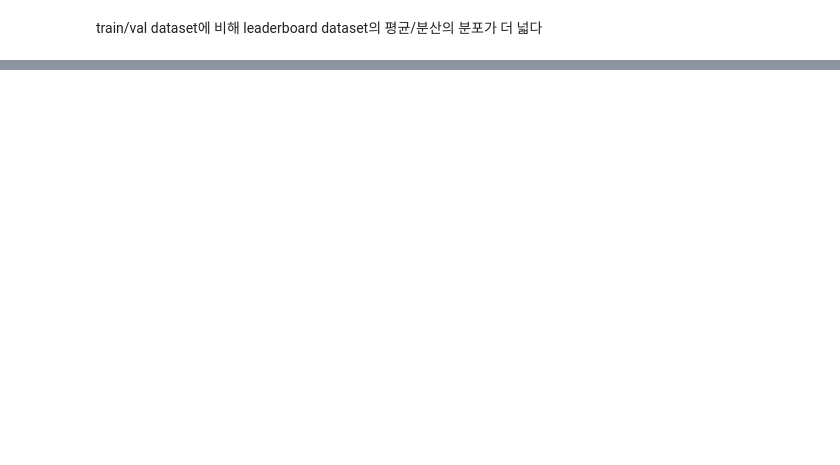
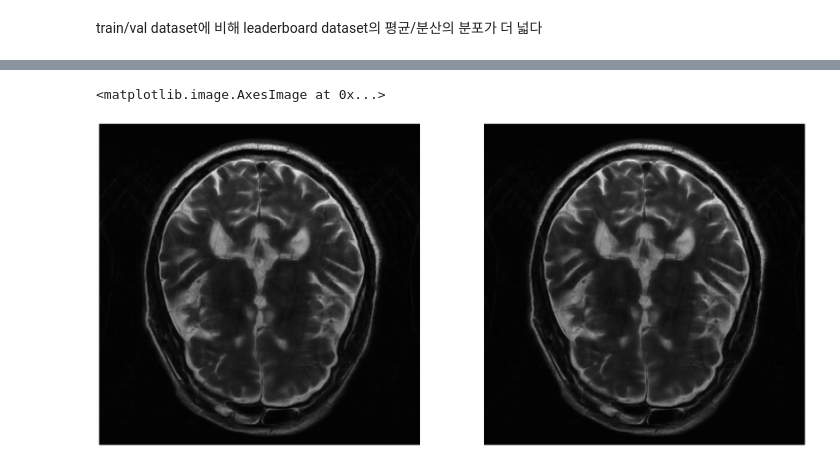
Before and after one commit to B0neh3ad/FastMRI_2024_shasha, a Jupyter notebook: eda.ipynb, the cells around one changed output, grey strips where cells are left out. Drawn from its saved outputs; the diff is of its cells as text; code cells hidden in the pictures; blank space fills up the shorter version.

```diff
--- a/eda.ipynb
+++ b/eda.ipynb
@@ -383,0 +506,27 @@ train/val dataset에 비해 leaderboard dataset의 평균/분산의 분포가
+# %%
+img_slice = img['reconstruction'][0]
+max_pixel_intensity = np.max(img_slice)
+img_slice /= max_pixel_intensity
+sigma = 0.02
+
+noised_img_slice = np.empty(img_slice.shape)
+for i in range(img_slice.shape[0]):
+    for j in range(img_slice.shape[1]):
+        lx = max(0, i - 5)
+        rx = min(img_slice.shape[0] - 1, i + 5)
+        ly = max(0, j - 5)
+        ry = min(img_slice.shape[1] - 1, j + 5)
+        std = sigma * np.median(img_slice[lx:rx+1, ly:ry+1])
+        noised_img_slice[i, j] = img_slice[i, j] + np.random.normal(0, std)
+# %%
+plt.figure(figsize=(30, 30))
+
+plt.subplot(1, 2, 2)
+plt.axis('off')
+plt.imshow(img_slice, cmap='gray')
+plt.subplot(1, 2, 1)
+plt.axis('off')
+plt.imshow(noised_img_slice, cmap='gray')
+# %% [output]
+<matplotlib.image.AxesImage at 0x...>
+[figure, added]
```
Also changed, not shown: parts of 13 cells of this notebook.
